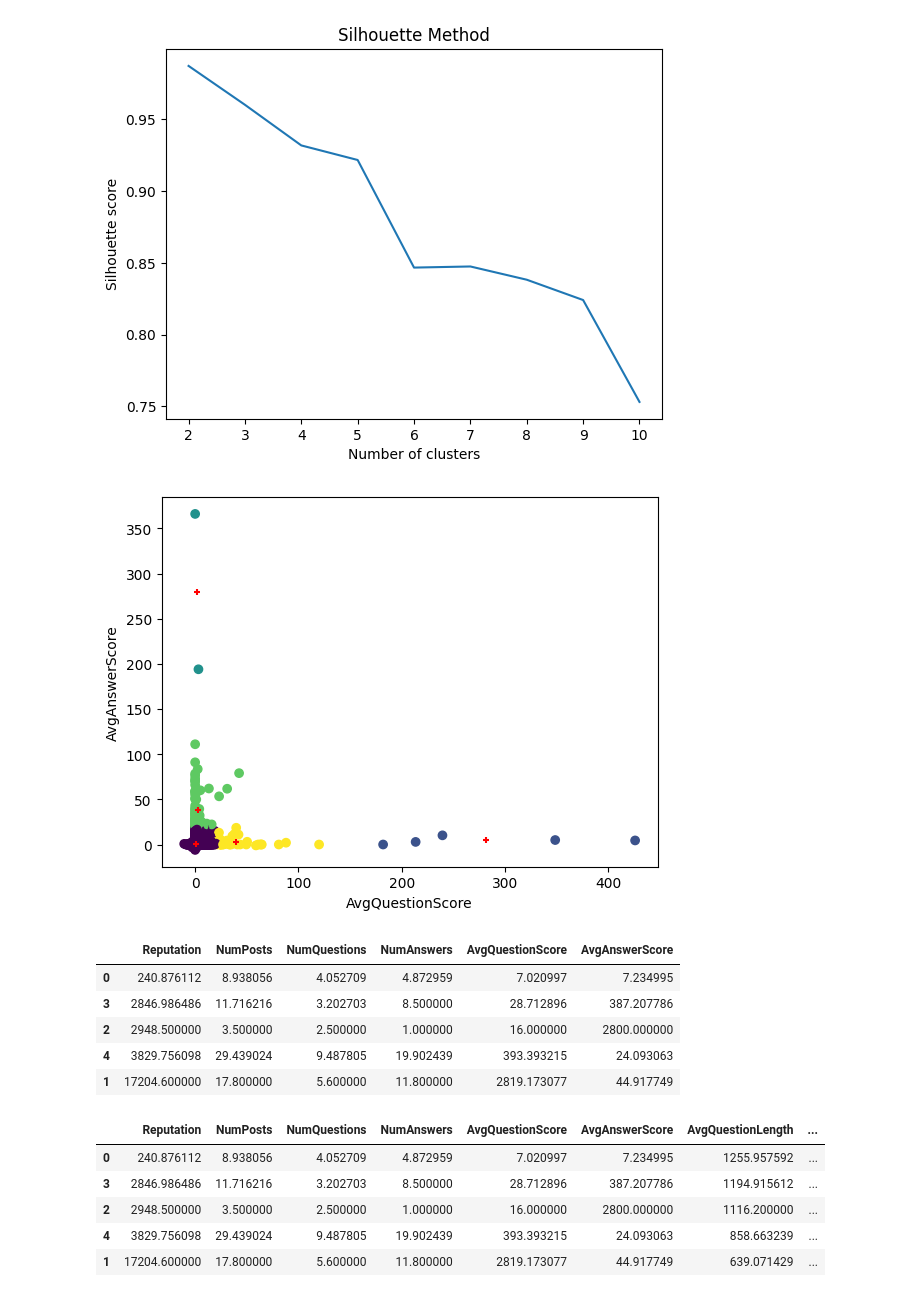
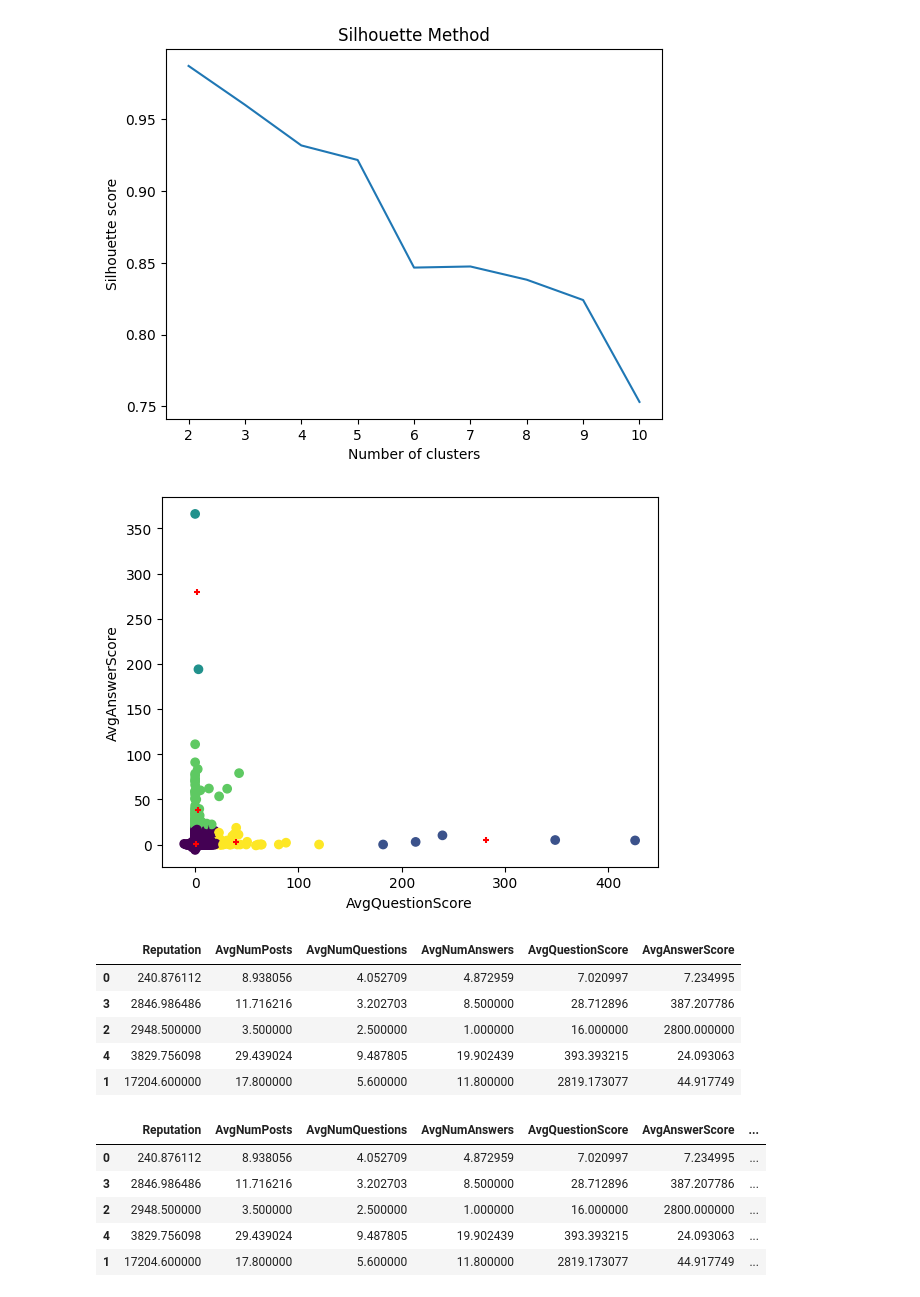
Before and after one commit to mederickg/StackOverflowProj, a Jupyter notebook: data-analysis.ipynb, the cells around one changed output. Drawn from its saved outputs; the diff is of its cells as text; code cells hidden in the pictures.

```diff
--- a/data-analysis.ipynb
+++ b/data-analysis.ipynb
@@ -24,7 +24,7 @@ postHistory_df["ViewCount"].fillna(0, inplace=True)
 postHistory_df["Title"].fillna("", inplace=True)
 postHistory_df["Tags"].fillna("", inplace=True)
 postHistory_df["AnswerCount"].fillna(0, inplace=True)
-postHistory_df["Body"].fillna('', inplace=True)
+postHistory_df["Body"].fillna("", inplace=True)
 
 # get rid of escape characters and html tags
 postHistory_df["Title"] = postHistory_df["Title"].apply(html.unescape)
@@ -32,7 +32,7 @@ postHistory_df["Body"] = postHistory_df["Body"].apply(html.unescape)
 postHistory_df["Body"] = postHistory_df["Body"].replace(r"<[^>]+>", ' ', regex=True)
 
 # make tags an array
-def extract_tags(tags_string): return tags_string.strip().strip("<>").split("><")
+def extract_tags(tags_string): return [] if tags_string == "" else tags_string.strip().strip("<>").split("><")
 postHistory_df["Tags"] = postHistory_df["Tags"].apply(extract_tags)
 
 postHistory_df.head(4)
@@ -148,16 +150,16 @@ plt.show()
 
 users_df.head(10)
 
-analysis_df = pd.DataFrame(columns=["Reputation", "NumPosts"])
+analysis_df = pd.DataFrame(columns=[])
 
 for label in set(labels):
     cluster = users_df[users_df['Cluster'] == label]
     new_row = pd.DataFrame([
         {
             'Reputation': cluster["Reputation"].mean(),
-            'NumPosts': cluster["NumPosts"].mean(),
-            'NumQuestions': cluster["NumQuestions"].mean(),
-            'NumAnswers': cluster["NumAnswers"].mean(),
+            'AvgNumPosts': cluster["NumPosts"].mean(),
+            'AvgNumQuestions': cluster["NumQuestions"].mean(),
+            'AvgNumAnswers': cluster["NumAnswers"].mean(),
             'AvgQuestionScore': cluster["AvgQuestionScore"].mean() * 10, # multiply by 10 because that's how much rep 1 score point is worth (https://stackoverflow.help/en/articles/4396982-reputation)
             'AvgAnswerScore': cluster["AvgAnswerScore"].mean() * 10,
         }
@@ -168,7 +170,7 @@ for label in set(labels):
 analysis_df.sort_values("Reputation", ascending=True).head(20)
 # %% [output]
 [figure]
-|  | Reputation | NumPosts | NumQuestions | NumAnswers | AvgQuestionScore | AvgAnswerScore |
+|  | Reputation | AvgNumPosts | AvgNumQuestions | AvgNumAnswers | AvgQuestionScore | AvgAnswerScore |
 | 0 | 240.876112 | 8.938056 | 4.052709 | 4.872959 | 7.020997 | 7.234995 |
 | 3 | 2846.986486 | 11.716216 | 3.202703 | 8.500000 | 28.712896 | 387.207786 |
 | 2 | 2948.500000 | 3.500000 | 2.500000 | 1.000000 | 16.000000 | 2800.000000 |
@@ -177,27 +179,52 @@ analysis_df.sort_values("Reputation", ascending=True).head(20)
 # %%
 from sklearn.feature_extraction.text import CountVectorizer
 count_vectorizer = CountVectorizer(stop_words="english", max_features=50, token_pattern=r"(?u)\b\w[\w']+\b")
 
 for post_type in post_enums:
     analysis_df[f"Avg{post_type}Length"] = 0
 
+word_counts = {
+
+}
+
 for i, content in analysis_df.iterrows():
     users_in_cluster = users_df[users_df["Cluster"] == i]
 
+    word_counts[i] = {}
     # posts from cluster
     posts = postHistory_df[postHistory_df['OwnerUserId'].isin(list(users_in_cluster["Id"]))]
 
     for post_type, enum_val in post_enums.items():
         posts_of_type = posts[posts["PostTypeId"] == enum_val]
+
         analysis_df.loc[i, f"Avg{post_type}Length"] = posts_of_type["Body"].apply(lambda x: len(x)).mean()
 
+        if post_type != "Answer":
+            analysis_df.loc[i, f"AvgTagsPer{post_type}"] = posts_of_type["Tags"].apply(lambda tags: len(tags)).mean()
+
+            count_vectorizer.max_features = 10
+            title_word_counts = count_vectorizer.fit_transform(posts_of_type["Title"])
+            title_keywords = count_vectorizer.get_feature_names_out()
+
+            word_counts[i][f"{post_type}TitleKeywords"] = list(title_keywords)
+
+        count_vectorizer.max_features = 25
+        body_word_counts = count_vectorizer.fit_transform(posts_of_type["Body"])
+        body_keywords = count_vectorizer.get_feature_names_out()
+
+        word_counts[i][f"{post_type}BodyKeywords"] = list(body_keywords)
+
+
+import json
+with open("herp.json", "w") as f:
+    f.write(json.dumps(word_counts))
+
 analysis_df = analysis_df.sort_values("Reputation")
-
 analysis_df.head(10)
 # %% [output]
-|  | Reputation | NumPosts | NumQuestions | NumAnswers | AvgQuestionScore | AvgAnswerScore | AvgQuestionLength | ... |
-| 0 | 240.876112 | 8.938056 | 4.052709 | 4.872959 | 7.020997 | 7.234995 | 1255.957592 | ... |
-| 3 | 2846.986486 | 11.716216 | 3.202703 | 8.500000 | 28.712896 | 387.207786 | 1194.915612 | ... |
-| 2 | 2948.500000 | 3.500000 | 2.500000 | 1.000000 | 16.000000 | 2800.000000 | 1116.200000 | ... |
-| 4 | 3829.756098 | 29.439024 | 9.487805 | 19.902439 | 393.393215 | 24.093063 | 858.663239 | ... |
-| 1 | 17204.600000 | 17.800000 | 5.600000 | 11.800000 | 2819.173077 | 44.917749 | 639.071429 | ... |
+|  | Reputation | AvgNumPosts | AvgNumQuestions | AvgNumAnswers | AvgQuestionScore | AvgAnswerScore | ... |
+| 0 | 240.876112 | 8.938056 | 4.052709 | 4.872959 | 7.020997 | 7.234995 | ... |
+| 3 | 2846.986486 | 11.716216 | 3.202703 | 8.500000 | 28.712896 | 387.207786 | ... |
+| 2 | 2948.500000 | 3.500000 | 2.500000 | 1.000000 | 16.000000 | 2800.000000 | ... |
+| 4 | 3829.756098 | 29.439024 | 9.487805 | 19.902439 | 393.393215 | 24.093063 | ... |
+| 1 | 17204.600000 | 17.800000 | 5.600000 | 11.800000 | 2819.173077 | 44.917749 | ... |
```
Also changed, not shown: parts of 5 cells of this notebook.
